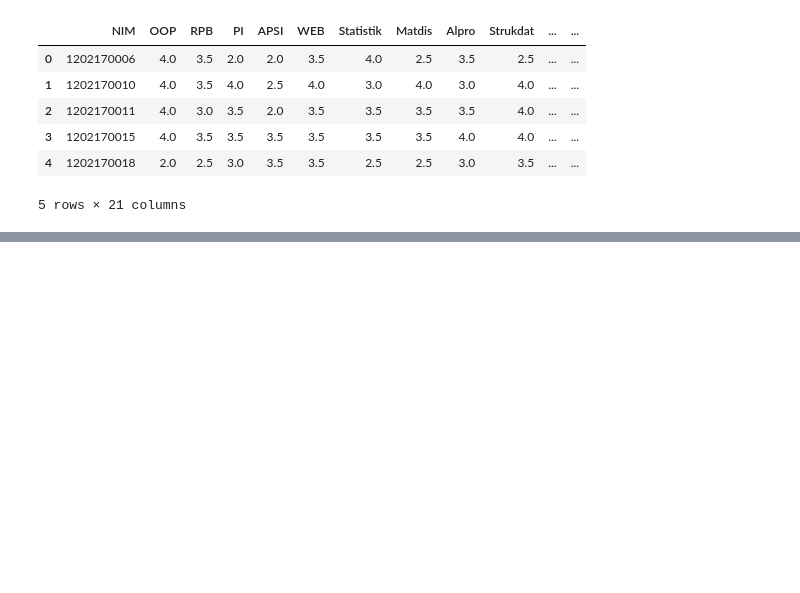
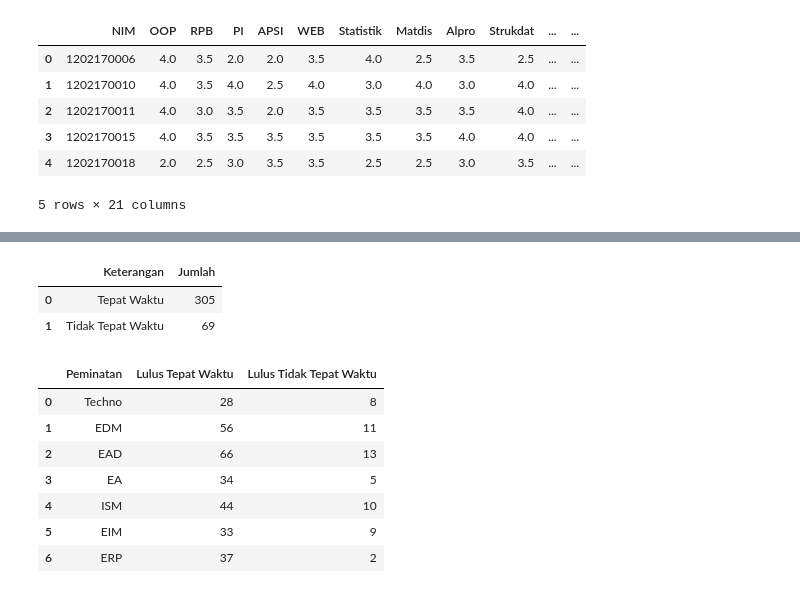
Before and after one commit to zasiem/Pekerti, a Jupyter notebook: tensorflow.ipynb, the cells around one changed output, grey strips where cells are left out. Drawn from its saved outputs; the diff is of its cells as text; code cells hidden in the pictures; blank space fills up the shorter version.

```diff
--- a/tensorflow.ipynb
+++ b/tensorflow.ipynb
@@ -198,0 +209,6 @@ Accuracy on test data: 0.837837815284729%
+# %%
+dataFix = pd.DataFrame()
+dataFix["NIM"] = dataTesting["NIM"]
+dataFix["Status Lulus"] = dataTesting["Lulus Tepat Waktu"]
+dataFix["Peminatan"] = dataPeminatan["Peminatan"]
+dataFix.head()
@@ -198,0 +252,11 @@ Accuracy on test data: 0.837837815284729%
+# %%
+totalForecast = pd.DataFrame({
+    "Keterangan" : ["Tepat Waktu","Tidak Tepat Waktu"],
+    "Jumlah" : [countLulus,countTidakLulus]
+})
+
+totalForecast
+# %% [output]
+|  | Keterangan | Jumlah |
+| 0 | Tepat Waktu | 305 |
+| 1 | Tidak Tepat Waktu | 69 |
@@ -198,0 +278,17 @@ Accuracy on test data: 0.837837815284729%
+# %%
+df_peminatan = pd.DataFrame({
+    "Peminatan" : ["Techno","EDM","EAD","EA","ISM","EIM","ERP"],
+    "Lulus Tepat Waktu" : [techno1,edm1,ead1,ea1,ism1,eim1,erp1],
+    "Lulus Tidak Tepat Waktu" : [techno0,edm0,ead0,ea0,ism0,eim0,erp0]
+})
+
+df_peminatan
+# %% [output]
+|  | Peminatan | Lulus Tepat Waktu | Lulus Tidak Tepat Waktu |
+| 0 | Techno | 28 | 8 |
+| 1 | EDM | 56 | 11 |
+| 2 | EAD | 66 | 13 |
+| 3 | EA | 34 | 5 |
+| 4 | ISM | 44 | 10 |
+| 5 | EIM | 33 | 9 |
+| 6 | ERP | 37 | 2 |
```
Also changed, not shown: parts of 12 cells of this notebook, 5 other files.
